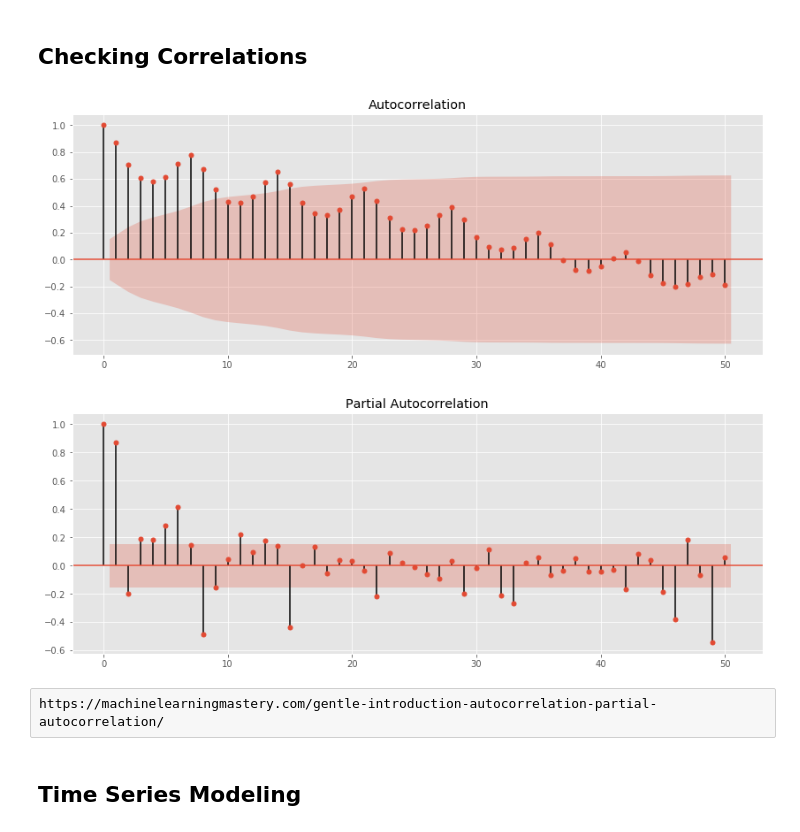
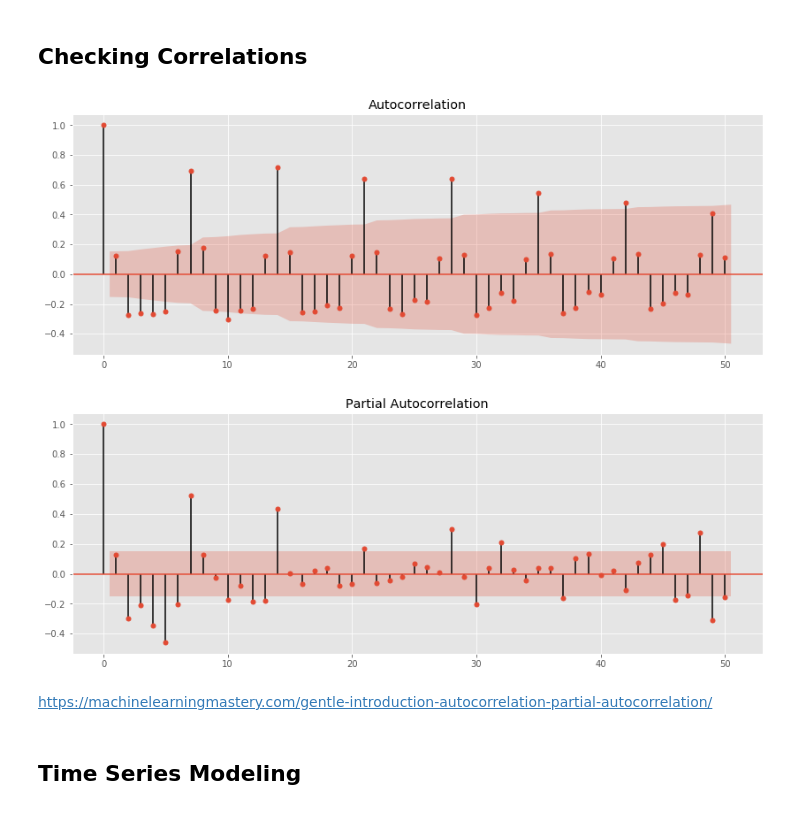
Before and after one commit to christisarv/2021-covid-vaccine-analysis, a Jupyter notebook: Vaccinantion Records Analysis.ipynb, the cells around one changed output. Saved outputs shown, nothing was run; the diff lists cells and outputs as text; code cells hidden in the pictures.

```diff
--- a/Vaccinantion Records Analysis.ipynb
+++ b/Vaccinantion Records Analysis.ipynb
@@ -305,11 +303,11 @@ def correlation_plots(df):
     rcParams['figure.figsize'] = 14, 5
     plot_pacf(df, lags=50);
 # %%
-correlation_plots(nyc_ts)
+correlation_plots(nyc_diff)
 # %% [output]
-[figure, old version]
+[figure, new version]
-[figure, old version]
+[figure, new version]
-# %% [raw]
-https://machinelearningmastery.com/gentle-introduction-autocorrelation-partial-autocorrelation/
+# %% [markdown]
+https://machinelearningmastery.com/gentle-introduction-autocorrelation-partial-autocorrelation/
 # %% [markdown]
 ## Time Series Modeling
```
Also changed, not shown: parts of 35 cells of this notebook.
